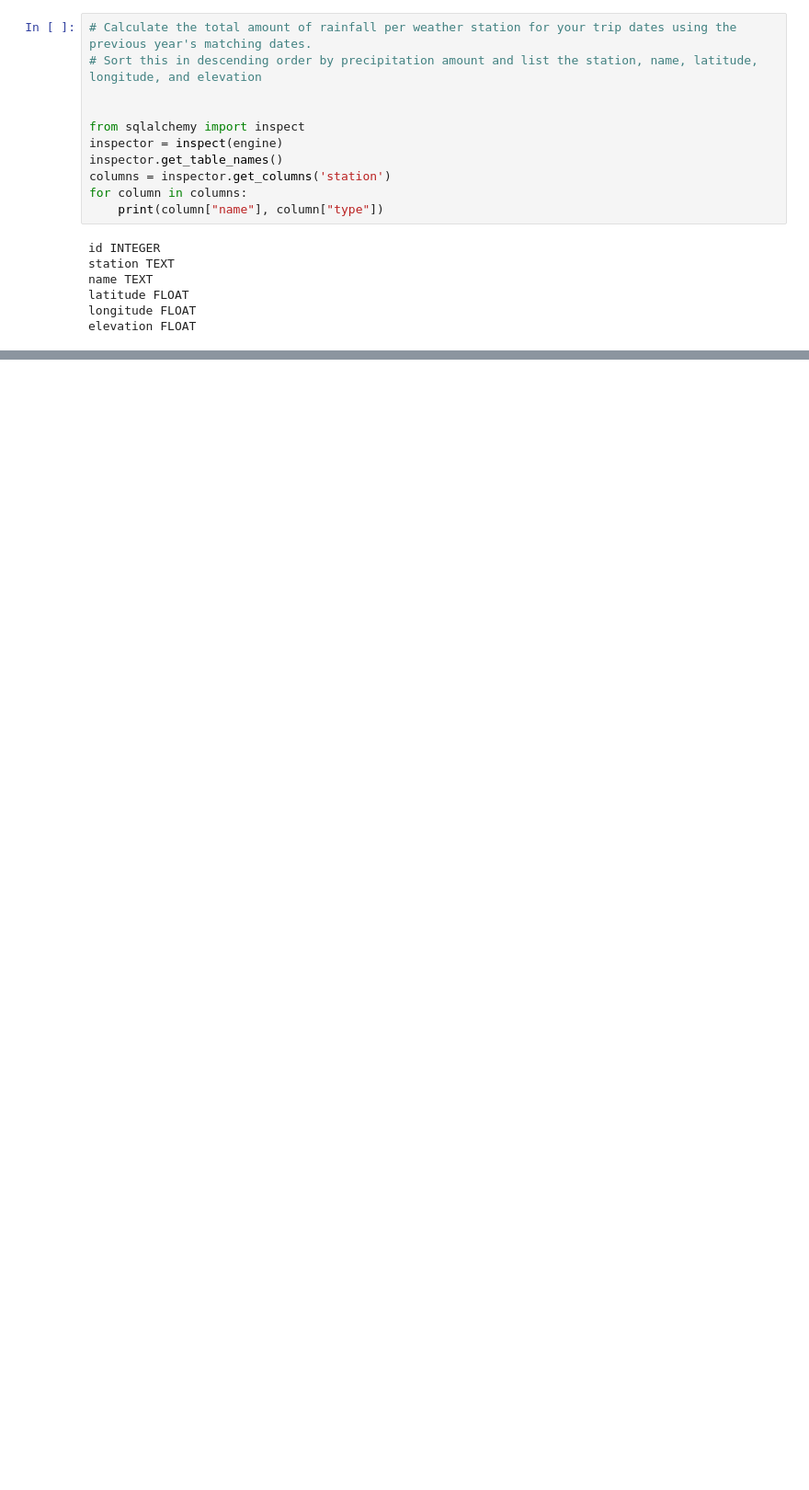
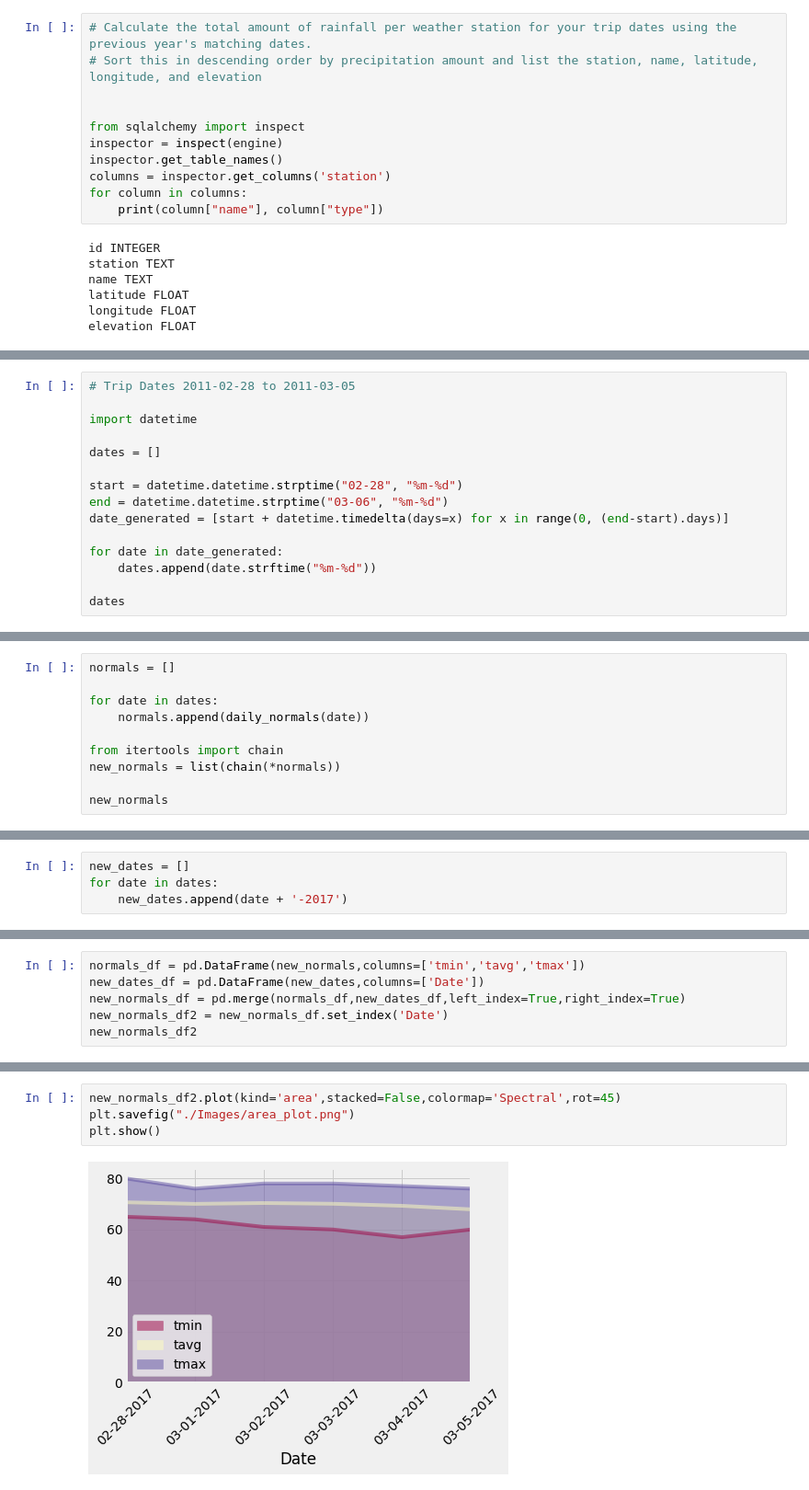
Before and after one commit to mitchellcapell95/sqlalchemy-challenge, a Jupyter notebook: Climate.ipynb, the cells around one changed output, grey strips where cells are left out. Shown at 92% size. Saved outputs shown, nothing was run; the diff lists cells and outputs as text; blank space fills up the shorter version.

```diff
--- a/Climate.ipynb
+++ b/Climate.ipynb
@@ -268,0 +312,15 @@ longitude,Station.elevation,func.sum(Measurement.prcp))
+# %%
+# Trip Dates 2011-02-28 to 2011-03-05
+
+import datetime
+
+dates = []
+
+start = datetime.datetime.strptime("02-28", "%m-%d")
+end = datetime.datetime.strptime("03-06", "%m-%d")
+date_generated = [start + datetime.timedelta(days=x) for x in range(0, (end-start).days)]
+
+for date in date_generated:
+    dates.append(date.strftime("%m-%d"))
+
+dates
@@ -268,0 +329,10 @@ longitude,Station.elevation,func.sum(Measurement.prcp))
+# %%
+normals = []
+
+for date in dates:
+    normals.append(daily_normals(date))
+
+from itertools import chain
+new_normals = list(chain(*normals))
+
+new_normals
@@ -268,0 +346,4 @@ longitude,Station.elevation,func.sum(Measurement.prcp))
+# %%
+new_dates = []
+for date in dates:
+    new_dates.append(date + '-2017')
@@ -268,0 +354,6 @@ longitude,Station.elevation,func.sum(Measurement.prcp))
+# %%
+normals_df = pd.DataFrame(new_normals,columns=['tmin','tavg','tmax'])
+new_dates_df = pd.DataFrame(new_dates,columns=['Date'])
+new_normals_df = pd.merge(normals_df,new_dates_df,left_index=True,right_index=True)
+new_normals_df2 = new_normals_df.set_index('Date')
+new_normals_df2
@@ -268,0 +369,6 @@ longitude,Station.elevation,func.sum(Measurement.prcp))
+# %%
+new_normals_df2.plot(kind='area',stacked=False,colormap='Spectral',rot=45)
+plt.savefig("./Images/area_plot.png")
+plt.show()
+# %% [output]
+[figure, added]
```
Also changed, not shown: parts of 18 cells of this notebook, 5 other files.
